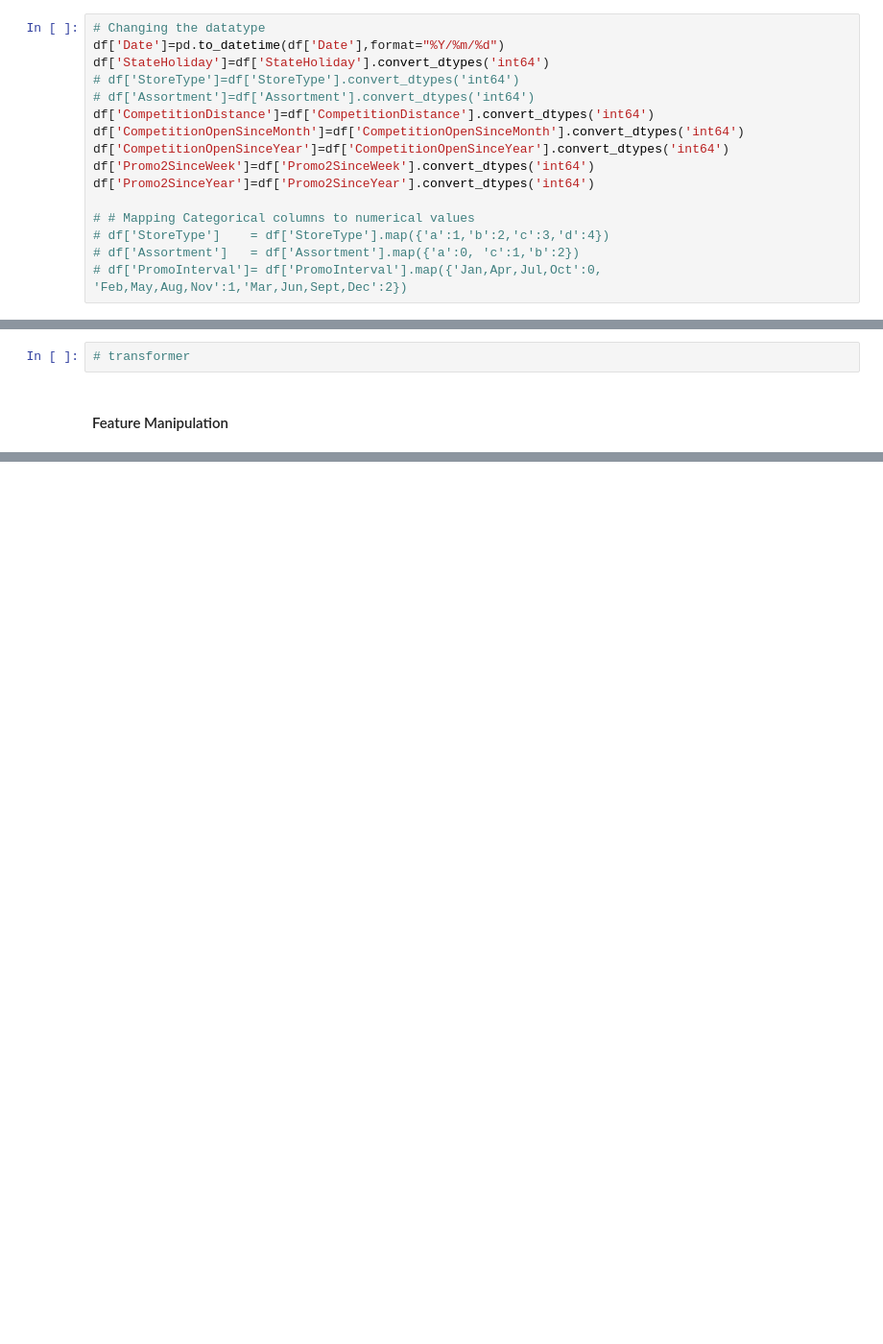
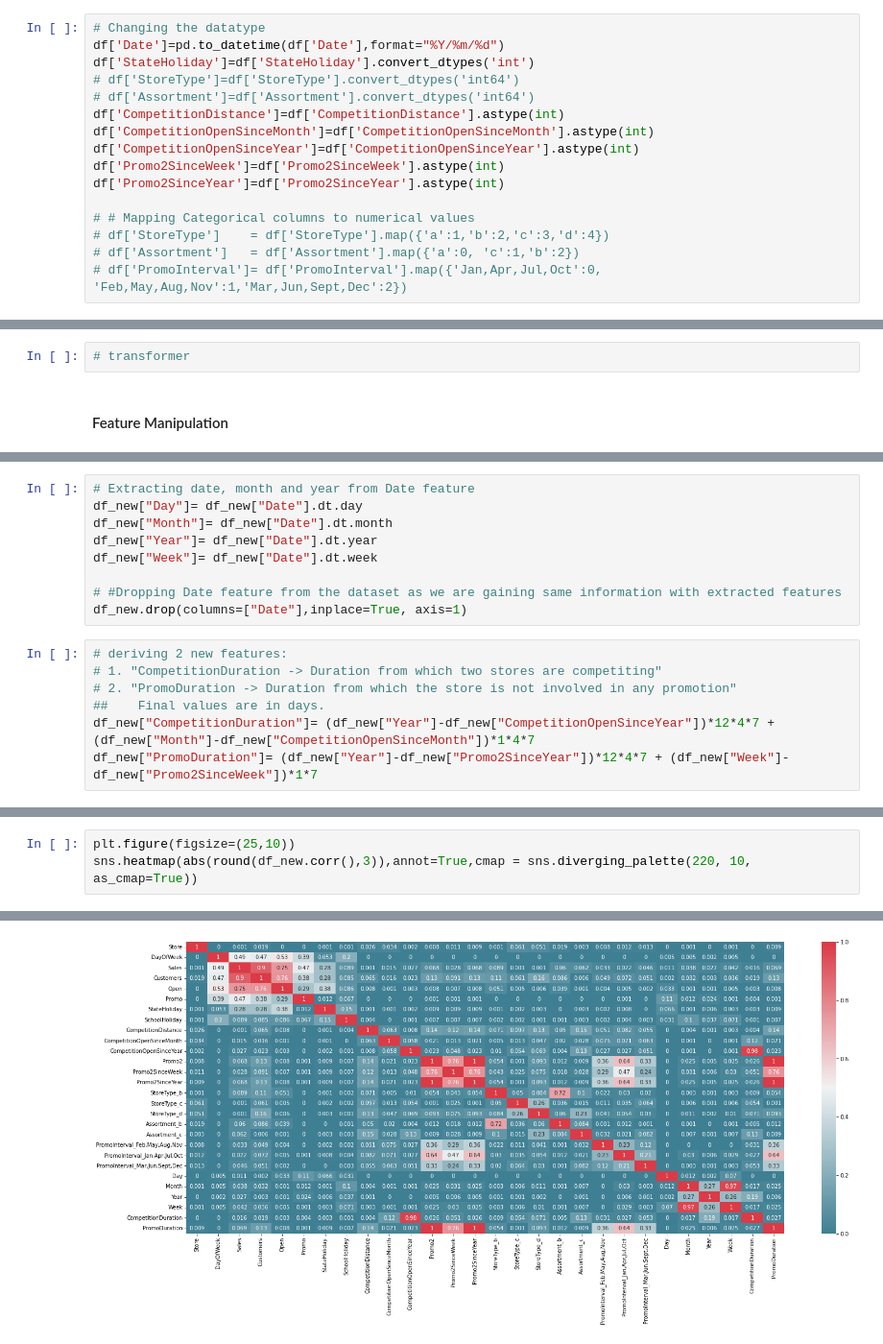
Before and after one commit to ashisaxena710/Retail-Sales-Prediction, a Jupyter notebook: Individual_Colab_Ashi_.ipynb, the cells around one changed output, grey strips where cells are left out. Shown at 96% size. Cells and saved outputs as stored; diff of their text form; blank space fills up the shorter version.

```diff
--- a/Individual_Colab_Ashi_.ipynb
+++ b/Individual_Colab_Ashi_.ipynb
@@ -333,14 +333,14 @@ memory usage: 147.5+ MB
 # %%
 # Changing the datatype
 df['Date']=pd.to_datetime(df['Date'],format="%Y/%m/%d")
-df['StateHoliday']=df['StateHoliday'].convert_dtypes('int64')
+df['StateHoliday']=df['StateHoliday'].convert_dtypes('int')
 # df['StoreType']=df['StoreType'].convert_dtypes('int64')
 # df['Assortment']=df['Assortment'].convert_dtypes('int64')
-df['CompetitionDistance']=df['CompetitionDistance'].convert_dtypes('int64')
-df['CompetitionOpenSinceMonth']=df['CompetitionOpenSinceMonth'].convert_dtypes('int64')
-df['CompetitionOpenSinceYear']=df['CompetitionOpenSinceYear'].convert_dtypes('int64')
-df['Promo2SinceWeek']=df['Promo2SinceWeek'].convert_dtypes('int64')
-df['Promo2SinceYear']=df['Promo2SinceYear'].convert_dtypes('int64')
+df['CompetitionDistance']=df['CompetitionDistance'].astype(int)
+df['CompetitionOpenSinceMonth']=df['CompetitionOpenSinceMonth'].astype(int)
+df['CompetitionOpenSinceYear']=df['CompetitionOpenSinceYear'].astype(int)
+df['Promo2SinceWeek']=df['Promo2SinceWeek'].astype(int)
+df['Promo2SinceYear']=df['Promo2SinceYear'].astype(int)
 
 # # Mapping Categorical columns to numerical values
 # df['StoreType']    = df['StoreType'].map({'a':1,'b':2,'c':3,'d':4})
@@ -1047,0 +1077,16 @@ memory usage: 221.4 MB
+# %%
+# Extracting date, month and year from Date feature
+df_new["Day"]= df_new["Date"].dt.day
+df_new["Month"]= df_new["Date"].dt.month
+df_new["Year"]= df_new["Date"].dt.year
+df_new["Week"]= df_new["Date"].dt.week
+
+# #Dropping Date feature from the dataset as we are gaining same information with extracted features
+df_new.drop(columns=["Date"],inplace=True, axis=1)
+# %%
+# deriving 2 new features:
+# 1. "CompetitionDuration -> Duration from which two stores are competiting"
+# 2. "PromoDuration -> Duration from which the store is not involved in any promotion"
+##    Final values are in days.
+df_new["CompetitionDuration"]= (df_new["Year"]-df_new["CompetitionOpenSinceYear"])*12*4*7 + (df_new["Month"]-df_new["CompetitionOpenSinceMonth"])*1*4*7
+df_new["PromoDuration"]= (df_new["Year"]-df_new["Promo2SinceYear"])*12*4*7 + (df_new["Week"]-df_new["Promo2SinceWeek"])*1*7
@@ -1047,0 +1126,4 @@ memory usage: 221.4 MB
+# %%
+plt.figure(figsize=(25,10))
+sns.heatmap(abs(round(df_new.corr(),3)),annot=True,cmap = sns.diverging_palette(220, 10, as_cmap=True))
+# %% [output]
@@ -1047,0 +1131 @@ memory usage: 221.4 MB
+[figure, added]
```
Also changed, not shown: parts of 23 cells of this notebook.
